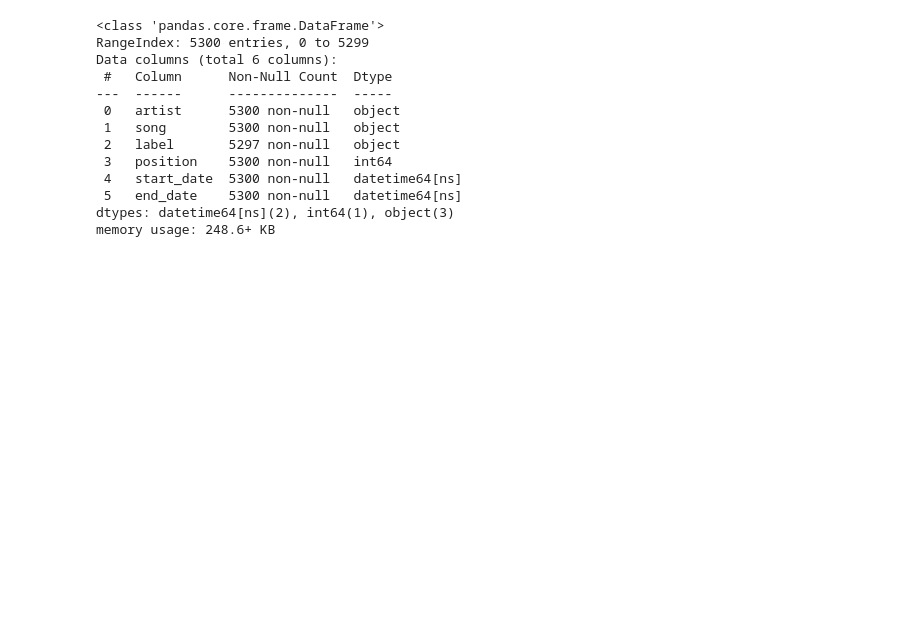
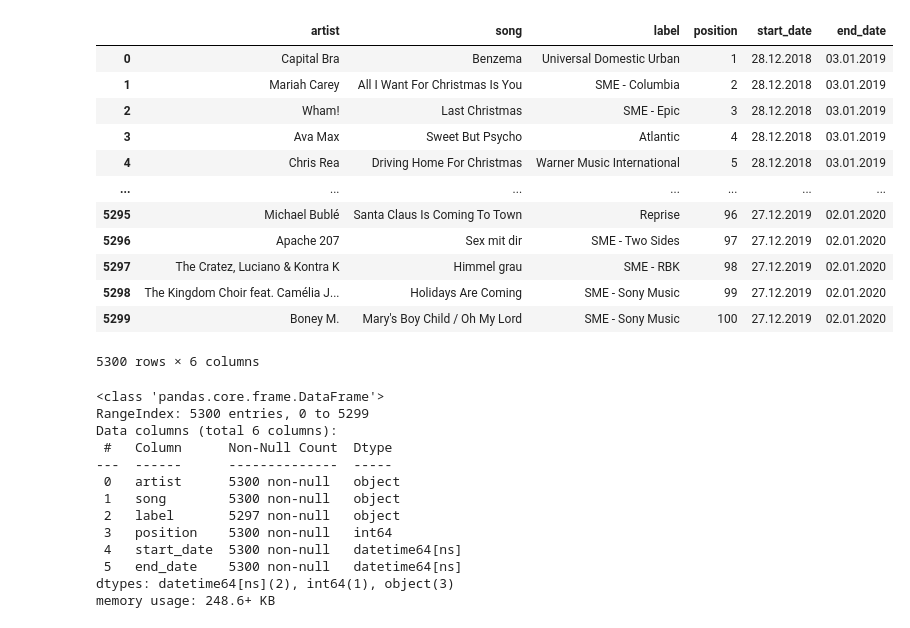
Before and after one commit to ninathumser/German-Top100, a Jupyter notebook: German-Top100-Analysis.ipynb, the cells around one changed output. Cells and saved outputs as stored; diff of their text form; code cells hidden in the pictures; blank space fills up the shorter version.

```diff
--- a/German-Top100-Analysis.ipynb
+++ b/German-Top100-Analysis.ipynb
@@ -5,4 +5,20 @@ import matplotlib.pyplot as plt
 %matplotlib inline
 # %%
 charts = pd.read_csv('2019_top_100.csv')
+# %%
+charts
+# %% [output]
+|  | artist | song | label | position | start_date | end_date |
+| 0 | Capital Bra | Benzema | Universal Domestic Urban | 1 | 28.12.2018 | 03.01.2019 |
+| 1 | Mariah Carey | All I Want For Christmas Is You | SME - Columbia | 2 | 28.12.2018 | 03.01.2019 |
+| 2 | Wham! | Last Christmas | SME - Epic | 3 | 28.12.2018 | 03.01.2019 |
+| 3 | Ava Max | Sweet But Psycho | Atlantic | 4 | 28.12.2018 | 03.01.2019 |
+| 4 | Chris Rea | Driving Home For Christmas | Warner Music International | 5 | 28.12.2018 | 03.01.2019 |
+| ... | ... | ... | ... | ... | ... | ... |
+| 5295 | Michael Bublé | Santa Claus Is Coming To Town | Reprise | 96 | 27.12.2019 | 02.01.2020 |
+| 5296 | Apache 207 | Sex mit dir | SME - Two Sides | 97 | 27.12.2019 | 02.01.2020 |
+| 5297 | The Cratez, Luciano & Kontra K | Himmel grau | SME - RBK | 98 | 27.12.2019 | 02.01.2020 |
+| 5298 | The Kingdom Choir feat. Camélia J... | Holidays Are Coming | SME - Sony Music | 99 | 27.12.2019 | 02.01.2020 |
+| 5299 | Boney M. | Mary's Boy Child / Oh My Lord | SME - Sony Music | 100 | 27.12.2019 | 02.01.2020 |
+5300 rows × 6 columns
 # %%
```
Also changed, not shown: parts of 10 cells of this notebook.
